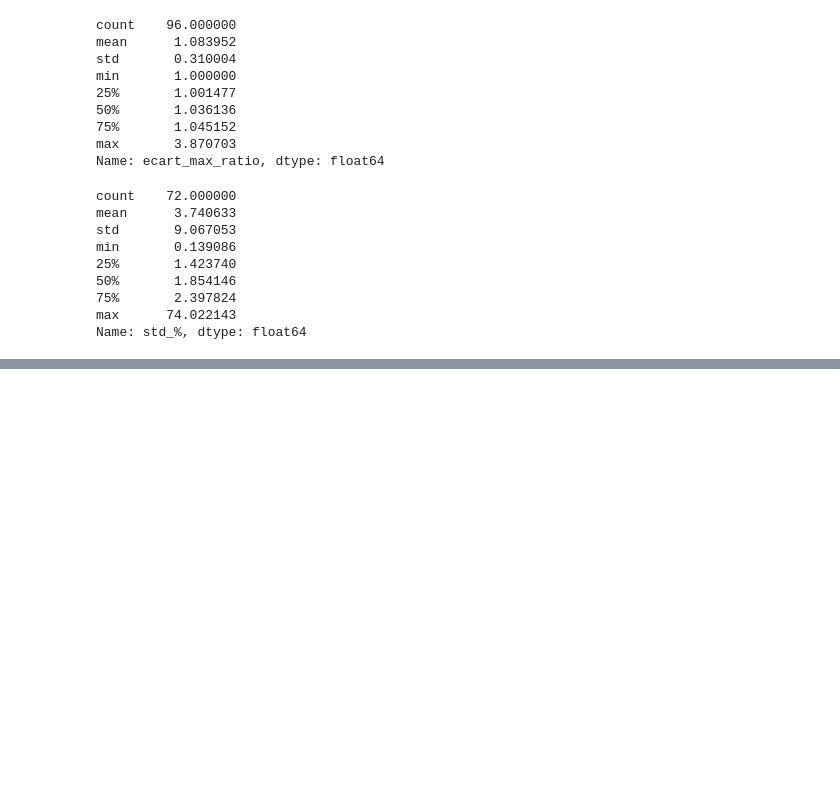
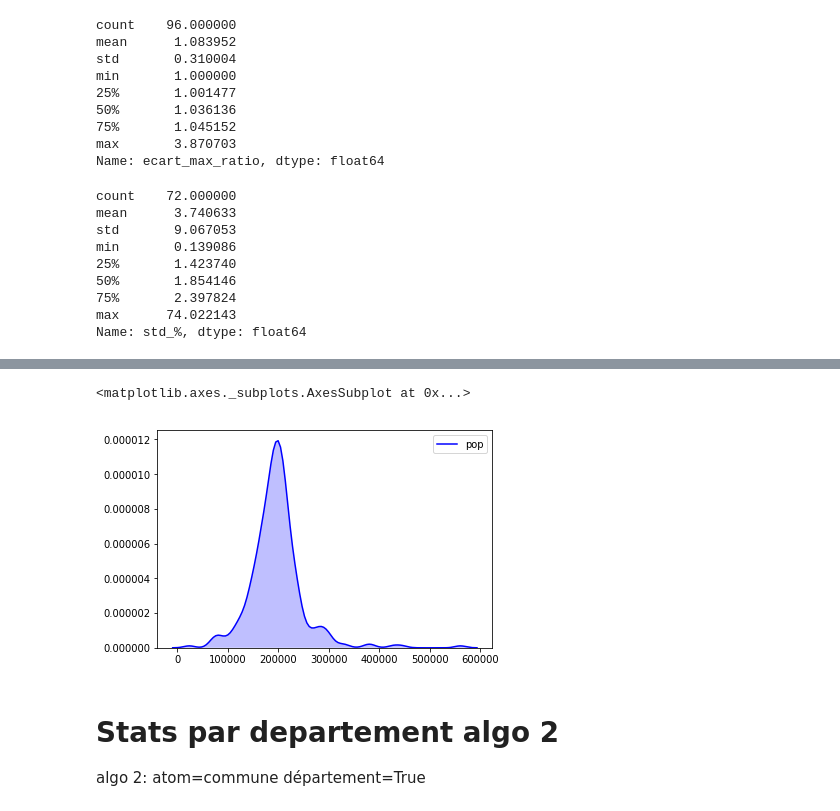
Before and after one commit to Vicam/batch4_open_electoral_map, a Jupyter notebook: graphics_population_repartition.ipynb, the cells around one changed output, grey strips where cells are left out. Saved outputs shown, nothing was run; the diff lists cells and outputs as text; code cells hidden in the pictures; blank space fills up the shorter version.

Commit message:
add stats algo 2

```diff
--- a/graphics_population_repartition.ipynb
+++ b/graphics_population_repartition.ipynb
@@ -208,0 +218,2 @@ Name: std_%, dtype: float64
+# %%
+df_algo = gpd.read_file("departement_commune-complete.geojson")
@@ -208,0 +263,8 @@ Name: std_%, dtype: float64
+# %%
+sns.kdeplot(df_algo['pop'], shade=True, color="b")
+# %% [output]
+<matplotlib.axes._subplots.AxesSubplot at 0x...>
+[figure, added]
+# %% [markdown]
+# Stats par departement algo 2
+algo 2: atom=commune département=True
```
Also changed, not shown: parts of 31 cells of this notebook.
